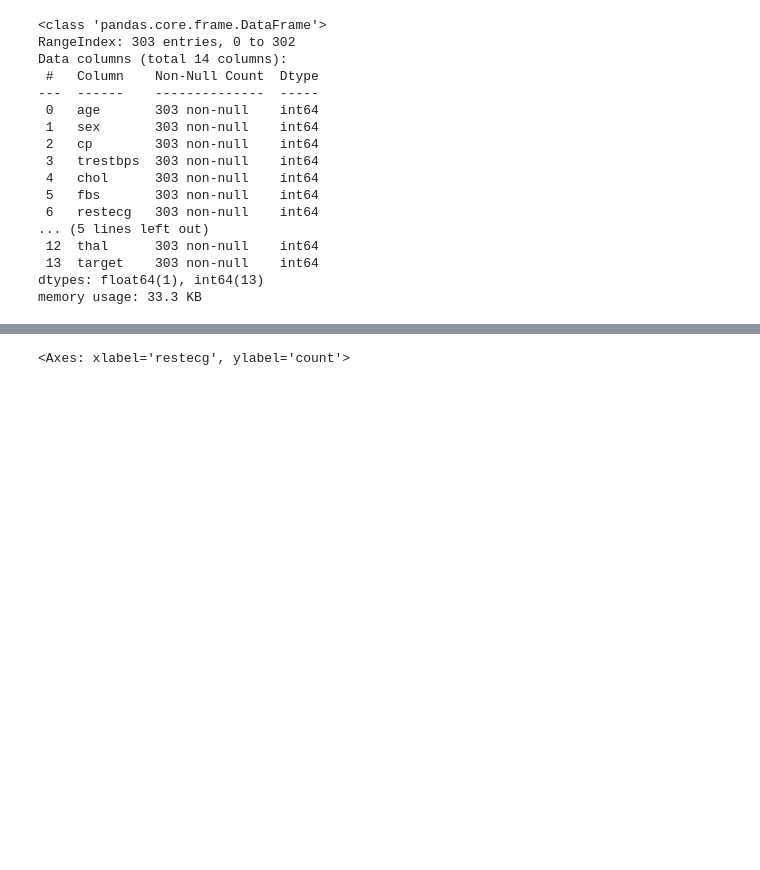
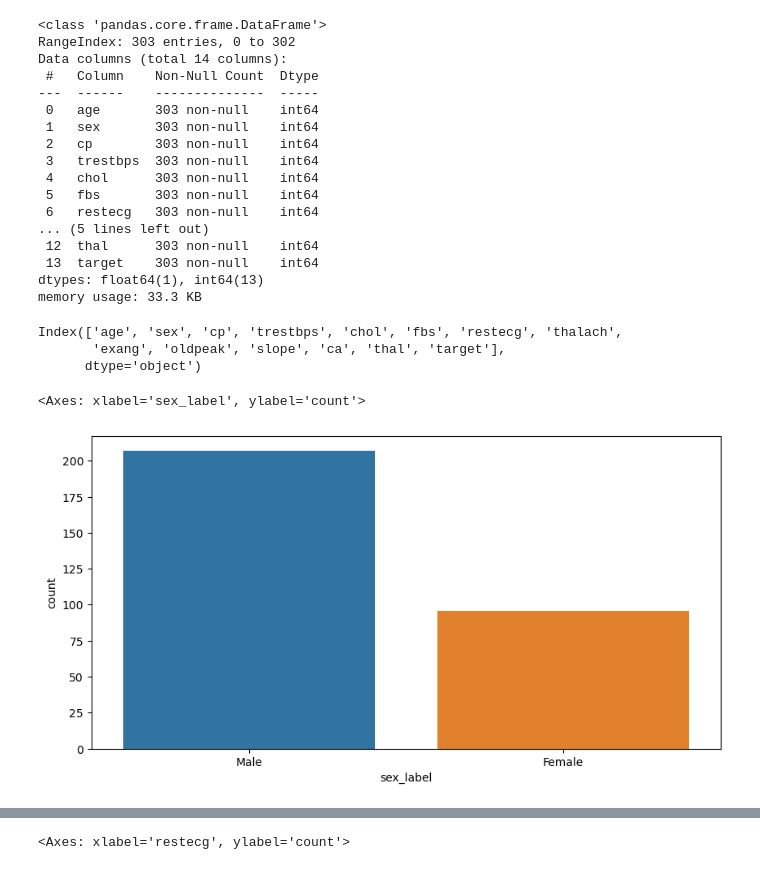
Before and after one commit to padmachocka/HeartAttack_Prediction-Analysis, a Jupyter notebook: HeartAttack_prediction.ipynb, the cells around one changed output, grey strips where cells are left out. Saved outputs shown, nothing was run; the diff lists cells and outputs as text; code cells hidden in the pictures; blank space fills up the shorter version.

```diff
--- a/HeartAttack_prediction.ipynb
+++ b/HeartAttack_prediction.ipynb
@@ -121,8 +121,21 @@ Data columns (total 14 columns):
  13  target    303 non-null    int64
 dtypes: float64(1), int64(13)
 memory usage: 33.3 KB
+# %%
+data.columns
+# %% [output]
+Index(['age', 'sex', 'cp', 'trestbps', 'chol', 'fbs', 'restecg', 'thalach',
+       'exang', 'oldpeak', 'slope', 'ca', 'thal', 'target'],
+      dtype='object')
 # %%
 #No null values identified, clean data...
 # %%
 #Identify the data variables which might be categorical in nature. Describe and explore these variables using appropriate tools e.g. count plot
+# %%
+plt.figure(figsize = (10,5))
+data['sex_label'] = data['sex'].map({0: 'Female', 1: 'Male'})
+sns.countplot(data, x="sex_label")
+# %% [output]
+<Axes: xlabel='sex_label', ylabel='count'>
+[figure, added]
 # %%
```
Also changed, not shown: parts of 52 cells of this notebook, 2 other files.
